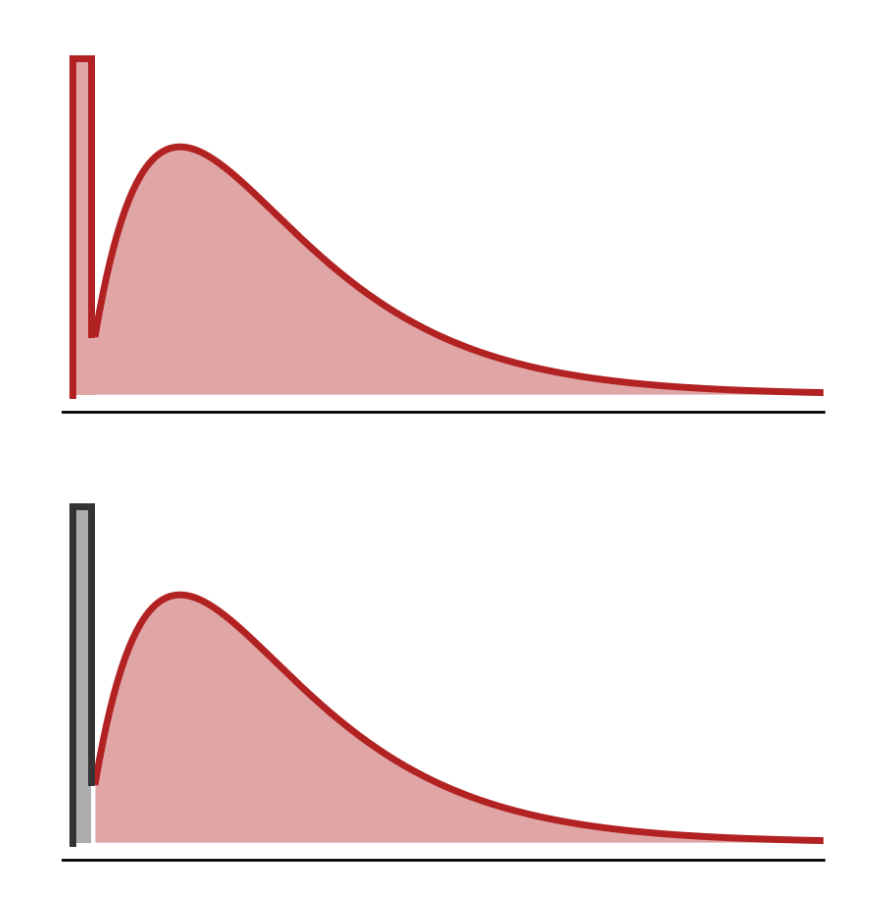
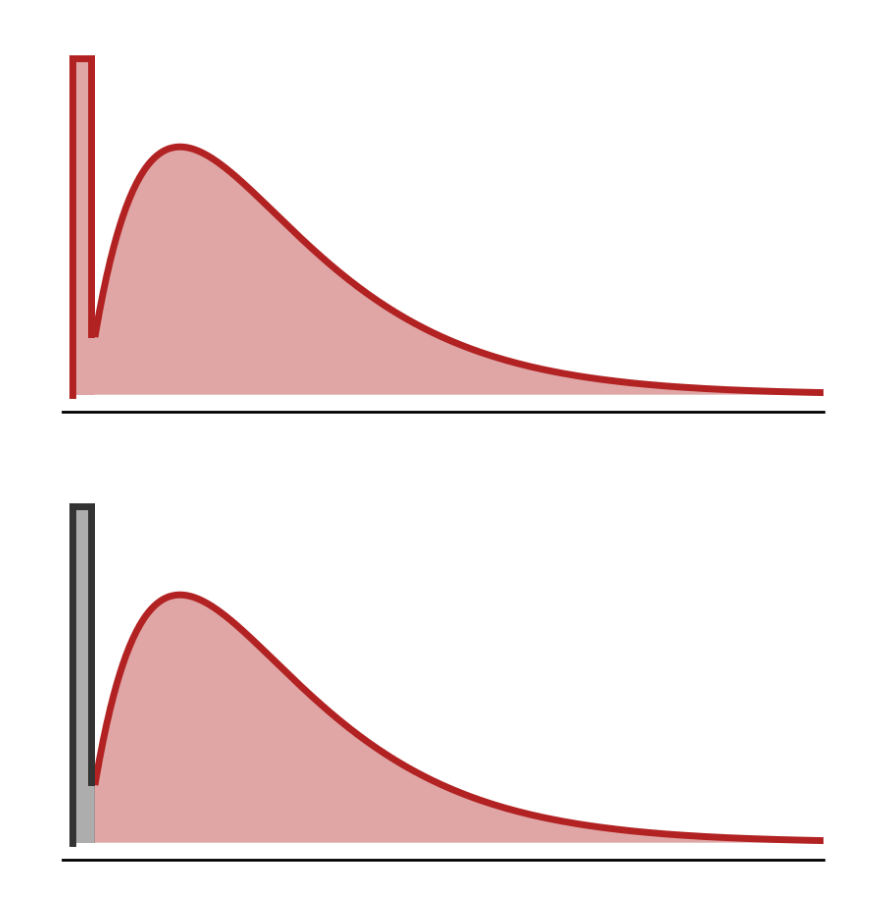
Before and after one commit to sinzlab/bashiri-et-al-2021, a Jupyter notebook: notebooks/mixture_model_sketch.ipynb, the cells around one changed output. Saved outputs shown, nothing was run; the diff lists cells and outputs as text; code cells hidden in the pictures.

```diff
--- a/notebooks/slide_plots.ipynb
+++ b/notebooks/mixture_model_sketch.ipynb
@@ -31,22 +31,22 @@ fig.savefig("single_model_sketch.png", bbox_inches="tight")
 # %%
 fig, ax = plt.subplots(figsize=(4, 2), dpi=250)
 
 lw = 2
 zero_threshold = .2
 
 # gamma
 ax.plot(x + zero_threshold - .05, p_x, lw=lw, c='firebrick')
-ax.fill_between(x + zero_threshold - .05, p_x, color='firebrick', alpha=.4, edgecolor="none")
+ax.fill_between(x + zero_threshold - .06, p_x, color='firebrick', alpha=.4, edgecolor="none")
 
 # uniform
 ax.plot([0, 0], [0, .5], c=".2", lw=lw)
 ax.plot([zero_threshold, zero_threshold], [p_x[0], .5], c=".2", lw=lw)
 ax.plot([0, zero_threshold], [.5, .5], c=".2", lw=lw)
-ax.fill_between([0, zero_threshold], [.5, .5], color='.2', alpha=.4, edgecolor="none")
+ax.fill_between([0, zero_threshold + .05], [.5, .5], color='.2', alpha=.4, edgecolor="none")
 
 ax.set(xlim=(-.1, 8), xticks=[], yticks=[])
 sns.despine(left=True, top=True)
 
-fig.savefig("mixture_model_sketch.png", bbox_inches="tight")
+# fig.savefig("mixture_model_sketch.png", bbox_inches="tight")
 # %% [output]
-[figure, old version]
+[figure, new version]
```
Also changed, not shown: parts of 1 cell of this notebook.
